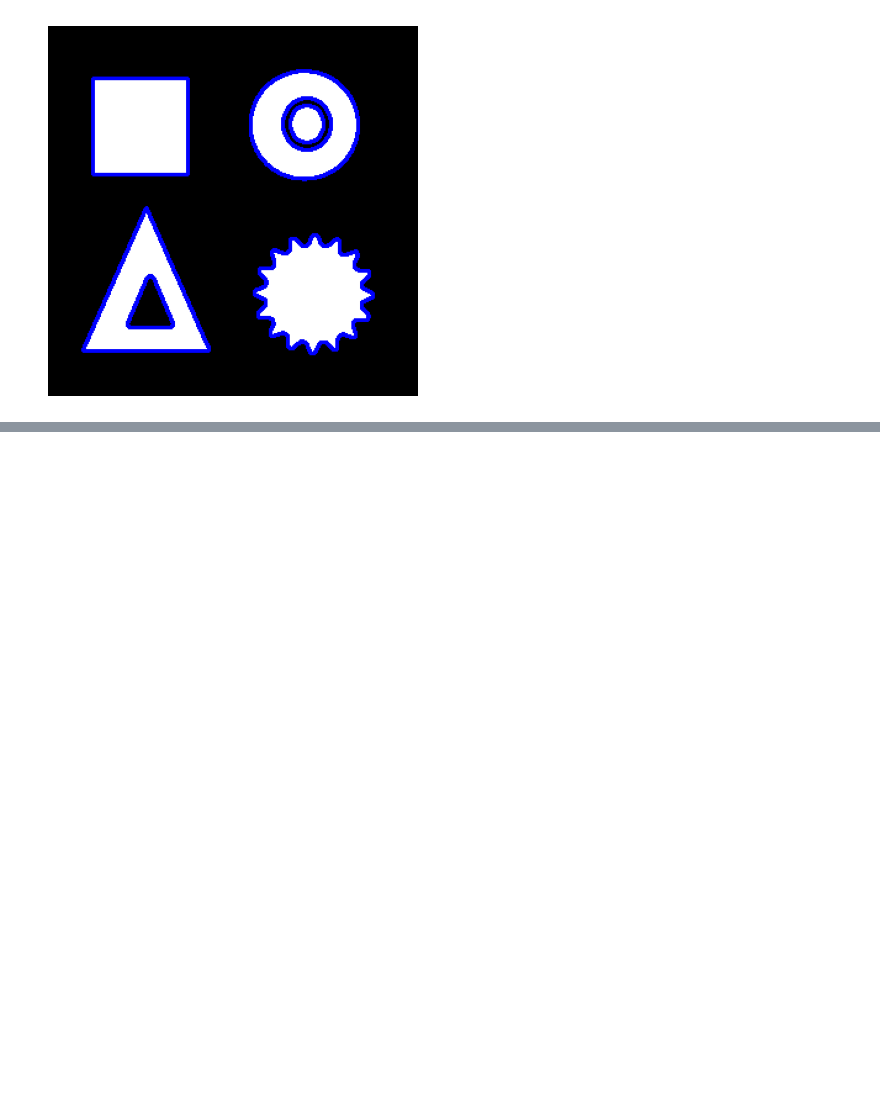
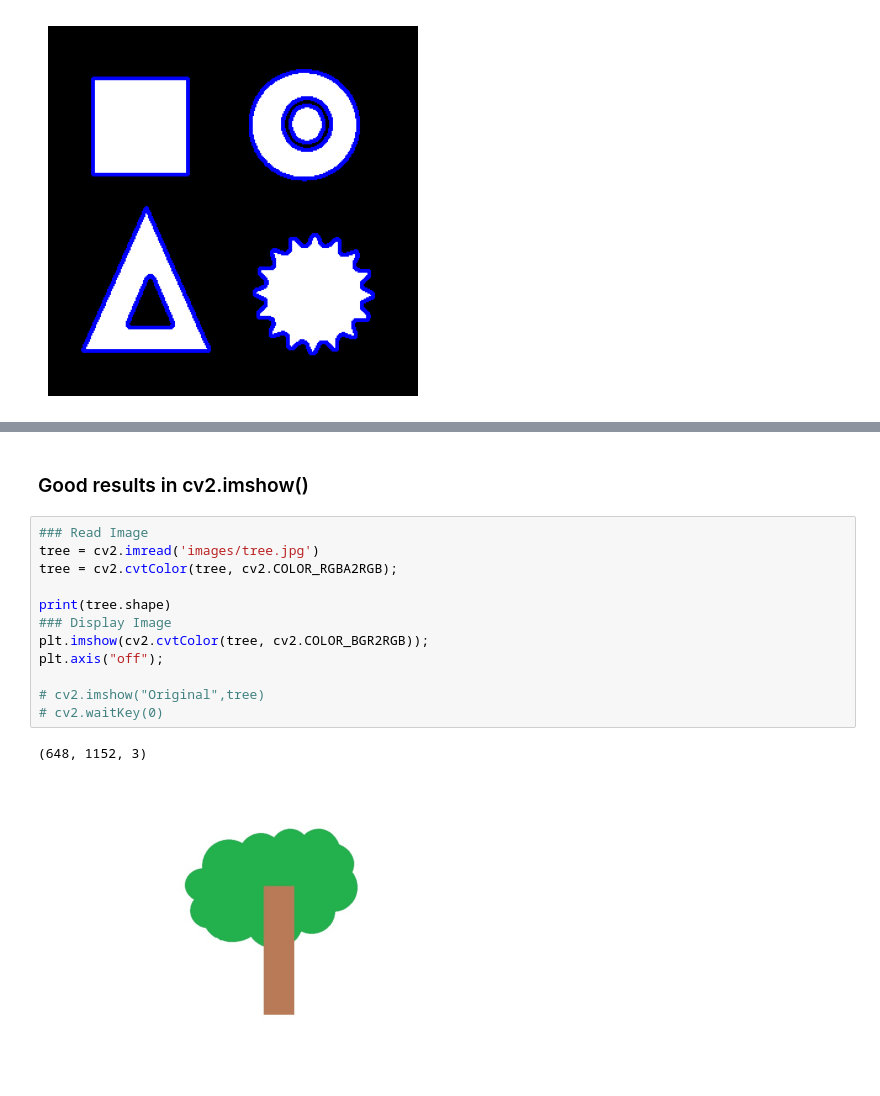
Before and after one commit to HordesOfGhost/Learning_OpenCV, a Jupyter notebook: Contours/Learning_Countours_1.ipynb, the cells around one changed output, grey strips where cells are left out. Drawn from its saved outputs; the diff is of its cells as text; blank space fills up the shorter version.

```diff
--- a/Contours/Learning_Countours_1.ipynb
+++ b/Contours/Learning_Countours_1.ipynb
@@ -97,0 +107,17 @@ Number of contours found in RETR_TREE = 7
+# %% [markdown]
+### Good results in cv2.imshow()
+# %%
+### Read Image
+tree = cv2.imread('images/tree.jpg')
+tree = cv2.cvtColor(tree, cv2.COLOR_RGBA2RGB);
+
+print(tree.shape)
+### Display Image
+plt.imshow(cv2.cvtColor(tree, cv2.COLOR_BGR2RGB));
+plt.axis("off");
+
+# cv2.imshow("Original",tree)
+# cv2.waitKey(0)
+# %% [output]
+(648, 1152, 3)
+[figure, added]
```
Also changed, not shown: parts of 24 cells of this notebook, 6 other files.
